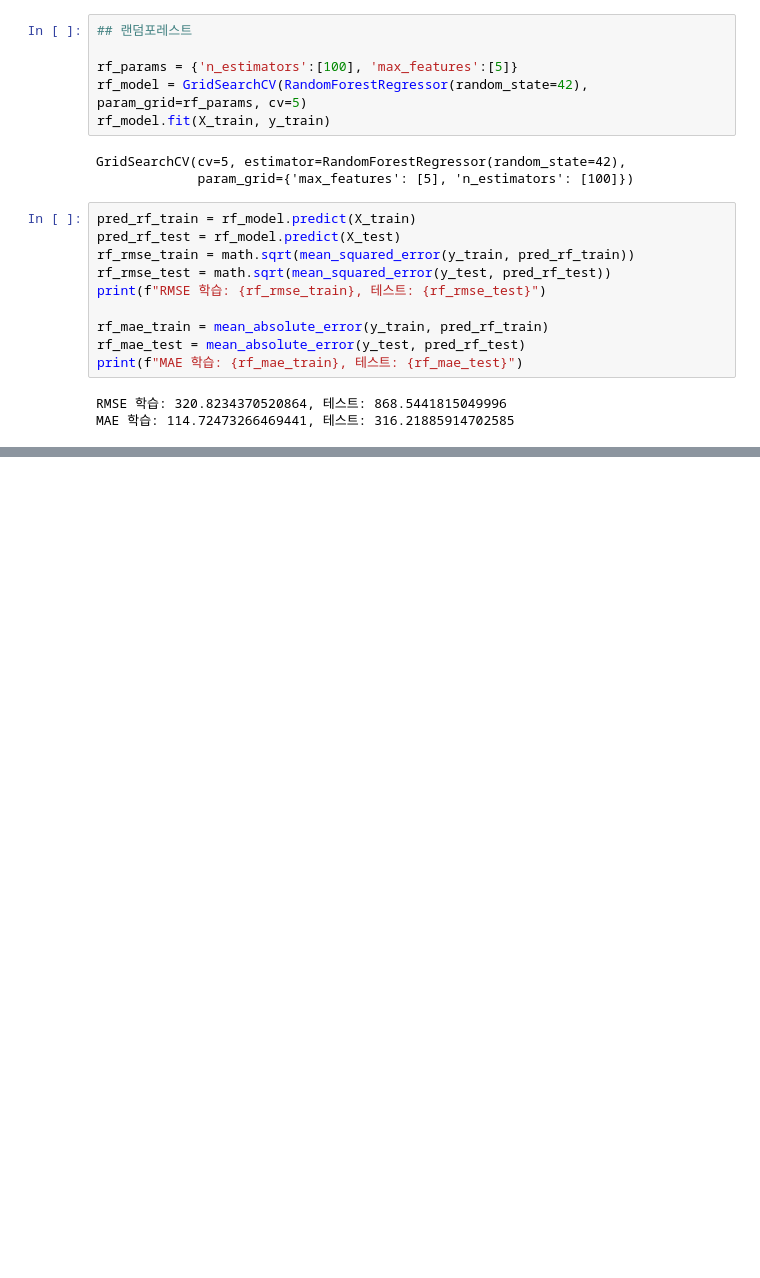
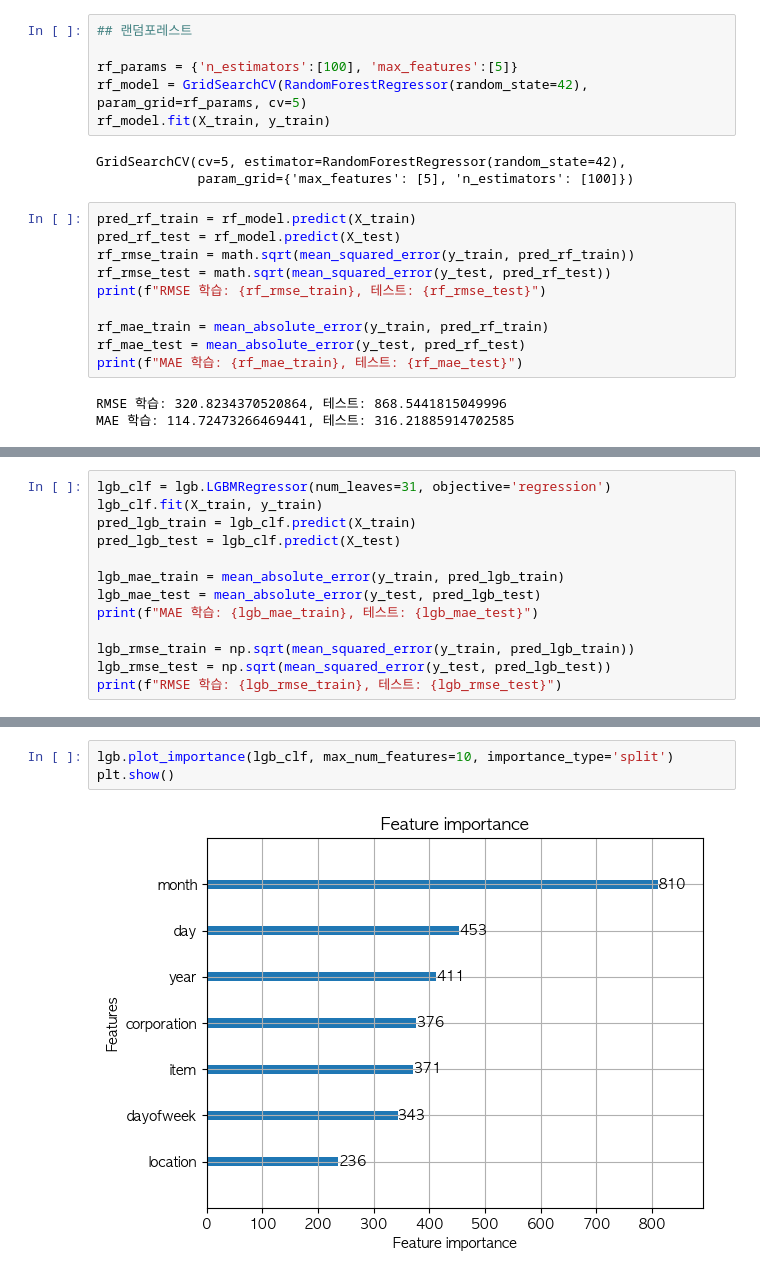
Before and after one commit to Joy-9707/sparta_practice, a Jupyter notebook: 김희정_0213.ipynb, the cells around one changed output, grey strips where cells are left out. Saved outputs shown, nothing was run; the diff lists cells and outputs as text; blank space fills up the shorter version.

```diff
--- a/김희정_0208.ipynb
+++ b/김희정_0213.ipynb
@@ -648,0 +676,13 @@ import xgboost as xgb
+# %%
+lgb_clf = lgb.LGBMRegressor(num_leaves=31, objective='regression')
+lgb_clf.fit(X_train, y_train)
+pred_lgb_train = lgb_clf.predict(X_train)
+pred_lgb_test = lgb_clf.predict(X_test)
+
+lgb_mae_train = mean_absolute_error(y_train, pred_lgb_train)
+lgb_mae_test = mean_absolute_error(y_test, pred_lgb_test)
+print(f"MAE 학습: {lgb_mae_train}, 테스트: {lgb_mae_test}")
+
+lgb_rmse_train = np.sqrt(mean_squared_error(y_train, pred_lgb_train))
+lgb_rmse_test = np.sqrt(mean_squared_error(y_test, pred_lgb_test))
+print(f"RMSE 학습: {lgb_rmse_train}, 테스트: {lgb_rmse_test}")
@@ -648,0 +698,5 @@ import xgboost as xgb
+# %%
+lgb.plot_importance(lgb_clf, max_num_features=10, importance_type='split')
+plt.show()
+# %% [output]
+[figure, added]
```
Also changed, not shown: parts of 9 cells of this notebook, 1 other file.
